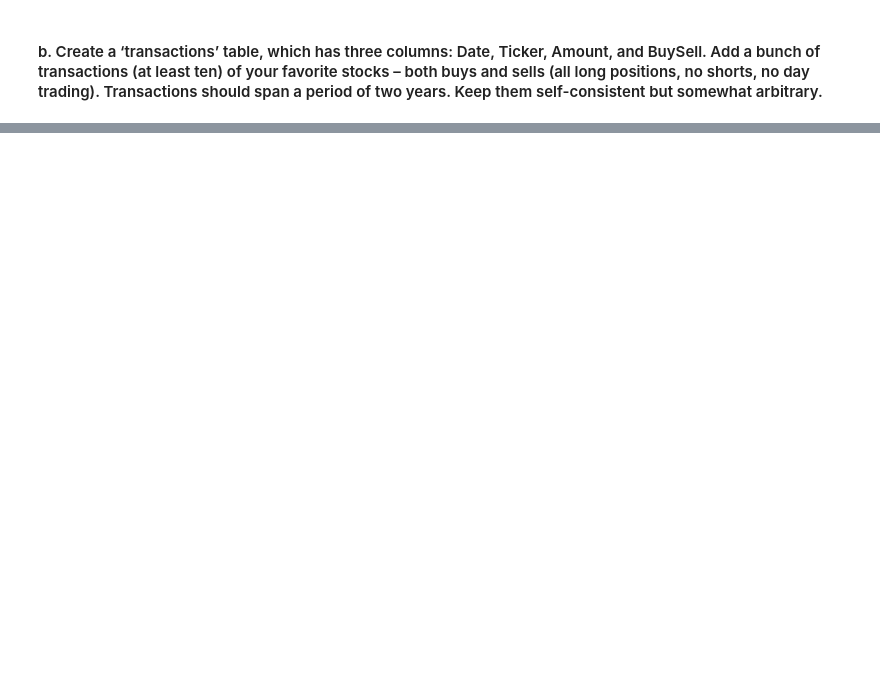
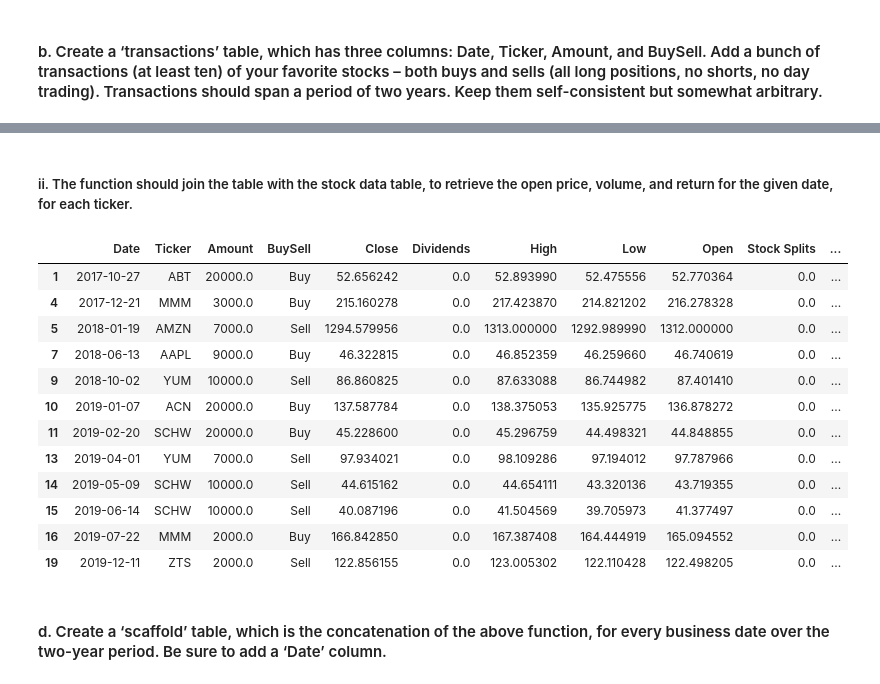
Before and after one commit to jeffsnguyen/Python, a Jupyter notebook: Level_8/Homework/8_2_7.ipynb, the cells around one changed output, grey strips where cells are left out. Cells and saved outputs as stored; diff of their text form; code cells hidden in the pictures; blank space fills up the shorter version.

```diff
--- a/Level_8/Homework/8_2_7.ipynb
+++ b/Level_8/Homework/8_2_7.ipynb
@@ -121,0 +151,21 @@ ledger
+# %% [markdown]
+##### ii. The function should join the table with the stock data table, to retrieve the open price, volume, and return for the given date, for each ticker.
+# %%
+y = ledger.join(hist.set_index(['Date', 'Ticker']), how='inner', on=['Date', 'Ticker'])
+y
+# %% [output]
+|  | Date | Ticker | Amount | BuySell | Close | Dividends | High | Low | Open | Stock Splits | ... |
+| 1 | 2017-10-27 | ABT | 20000.0 | Buy | 52.656242 | 0.0 | 52.893990 | 52.475556 | 52.770364 | 0.0 | ... |
+| 4 | 2017-12-21 | MMM | 3000.0 | Buy | 215.160278 | 0.0 | 217.423870 | 214.821202 | 216.278328 | 0.0 | ... |
+| 5 | 2018-01-19 | AMZN | 7000.0 | Sell | 1294.579956 | 0.0 | 1313.000000 | 1292.989990 | 1312.000000 | 0.0 | ... |
+| 7 | 2018-06-13 | AAPL | 9000.0 | Buy | 46.322815 | 0.0 | 46.852359 | 46.259660 | 46.740619 | 0.0 | ... |
+| 9 | 2018-10-02 | YUM | 10000.0 | Sell | 86.860825 | 0.0 | 87.633088 | 86.744982 | 87.401410 | 0.0 | ... |
+| 10 | 2019-01-07 | ACN | 20000.0 | Buy | 137.587784 | 0.0 | 138.375053 | 135.925775 | 136.878272 | 0.0 | ... |
+| 11 | 2019-02-20 | SCHW | 20000.0 | Buy | 45.228600 | 0.0 | 45.296759 | 44.498321 | 44.848855 | 0.0 | ... |
+| 13 | 2019-04-01 | YUM | 7000.0 | Sell | 97.934021 | 0.0 | 98.109286 | 97.194012 | 97.787966 | 0.0 | ... |
+| 14 | 2019-05-09 | SCHW | 10000.0 | Sell | 44.615162 | 0.0 | 44.654111 | 43.320136 | 43.719355 | 0.0 | ... |
+| 15 | 2019-06-14 | SCHW | 10000.0 | Sell | 40.087196 | 0.0 | 41.504569 | 39.705973 | 41.377497 | 0.0 | ... |
+| 16 | 2019-07-22 | MMM | 2000.0 | Buy | 166.842850 | 0.0 | 167.387408 | 164.444919 | 165.094552 | 0.0 | ... |
+| 19 | 2019-12-11 | ZTS | 2000.0 | Sell | 122.856155 | 0.0 | 123.005302 | 122.110428 | 122.498205 | 0.0 | ... |
+# %% [markdown]
+#### d. Create a ‘scaffold’ table, which is the concatenation of the above function, for every business date over the two-year period. Be sure to add a ‘Date’ column.
```
Also changed, not shown: parts of 5 cells of this notebook.
